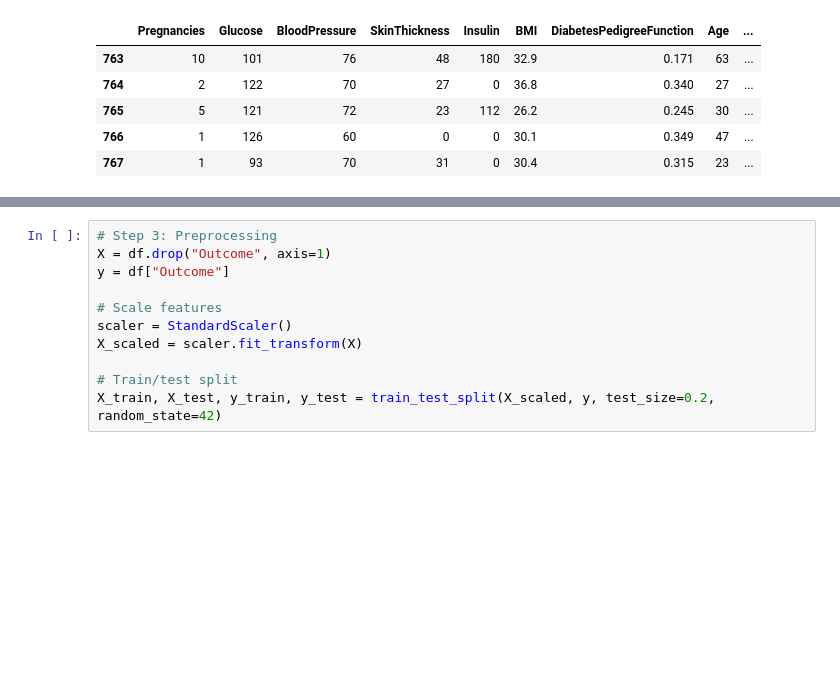
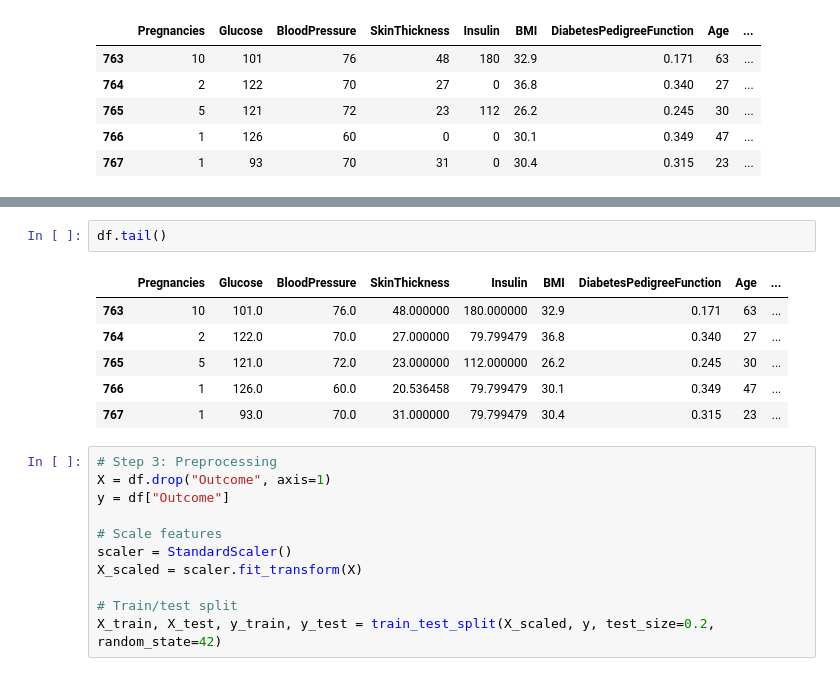
Before and after one commit to Mesele-Worku/End-to-End--ML-project, a Jupyter notebook: MLApi/train-model.ipynb, the cells around one changed output, grey strips where cells are left out. Drawn from its saved outputs; the diff is of its cells as text; blank space fills up the shorter version.

```diff
--- a/MLApi/train-model.ipynb
+++ b/MLApi/train-model.ipynb
@@ -50,3 +140,12 @@ df.shape
+# %%
+df.tail()
+# %% [output]
+|  | Pregnancies | Glucose | BloodPressure | SkinThickness | Insulin | BMI | DiabetesPedigreeFunction | Age | ... |
+| 763 | 10 | 101.0 | 76.0 | 48.000000 | 180.000000 | 32.9 | 0.171 | 63 | ... |
+| 764 | 2 | 122.0 | 70.0 | 27.000000 | 79.799479 | 36.8 | 0.340 | 27 | ... |
+| 765 | 5 | 121.0 | 72.0 | 23.000000 | 112.000000 | 26.2 | 0.245 | 30 | ... |
+| 766 | 1 | 126.0 | 60.0 | 20.536458 | 79.799479 | 30.1 | 0.349 | 47 | ... |
+| 767 | 1 | 93.0 | 70.0 | 31.000000 | 79.799479 | 30.4 | 0.315 | 23 | ... |
 # %%
 # Step 3: Preprocessing
 X = df.drop("Outcome", axis=1)
```
Also changed, not shown: parts of 13 cells of this notebook, 6 other files.
